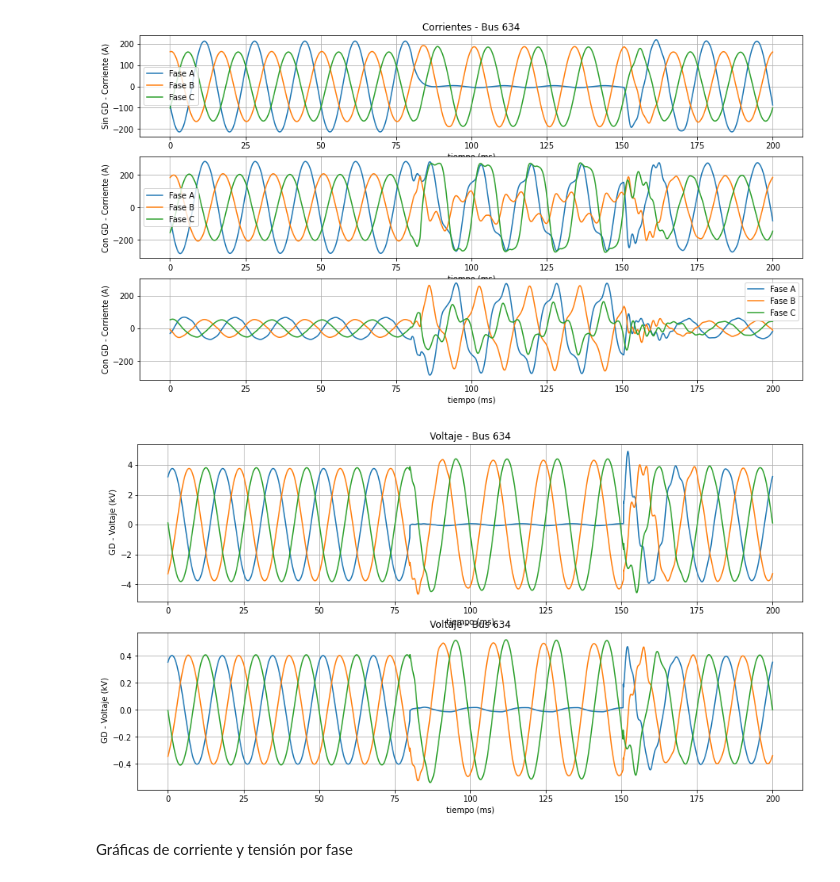
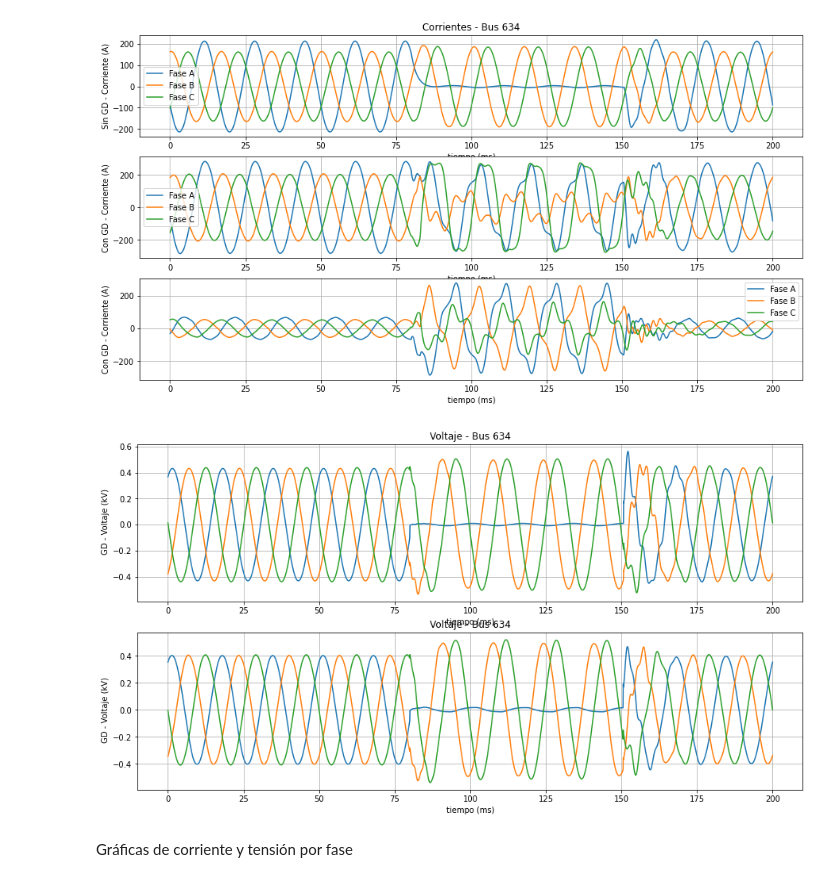
Before and after one commit to rickituri98/Fault_Classifier_CNN, a Jupyter notebook: CNN_Validation.ipynb, the cells around one changed output. Drawn from its saved outputs; the diff is of its cells as text; code cells hidden in the pictures.

```diff
--- a/CNN_Validation.ipynb
+++ b/CNN_Validation.ipynb
@@ -614,23 +614,23 @@ graph_bus634()
 # %%
 plt.figure(figsize=(15, 8))
 plt.subplot(2, 1, 1)
-plt.plot(xtime, values_nogd[21]) # -1, -2, -3
-plt.plot(xtime, values_nogd[22])
-plt.plot(xtime, values_nogd[23])
+plt.plot(xtime, values_nogd[24]) # -1, -2, -3
+plt.plot(xtime, values_nogd[25])
+plt.plot(xtime, values_nogd[26])
 plt.xlabel('tiempo (ms)')
 plt.title('Voltaje - Bus 634')
 plt.ylabel(' GD - Voltaje (kV)')
 plt.grid()
 plt.subplot(2, 1, 2)
 plt.plot(xtime, values_gd[24]) # -1, -2, -3
 plt.plot(xtime, values_gd[25])
 plt.plot(xtime, values_gd[26])
 plt.xlabel('tiempo (ms)')
 plt.title('Voltaje - Bus 634')
 plt.ylabel(' GD - Voltaje (kV)')
 plt.grid()
 # %% [output]
-[figure, old version]
+[figure, new version]
 # %% [markdown]
 Gráficas de corriente y tensión por fase
 # %%
```
Also changed, not shown: parts of 6 cells of this notebook.
